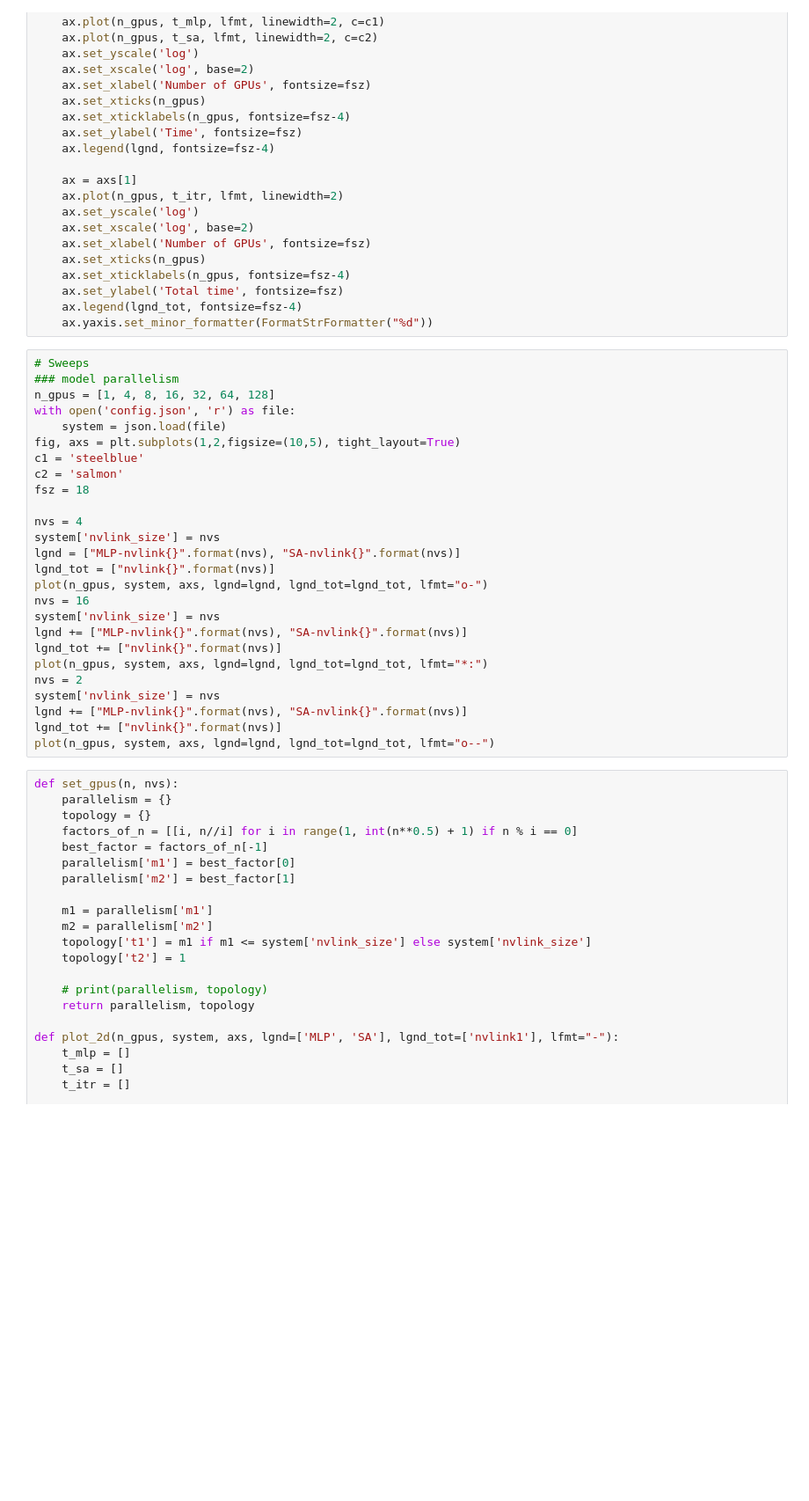
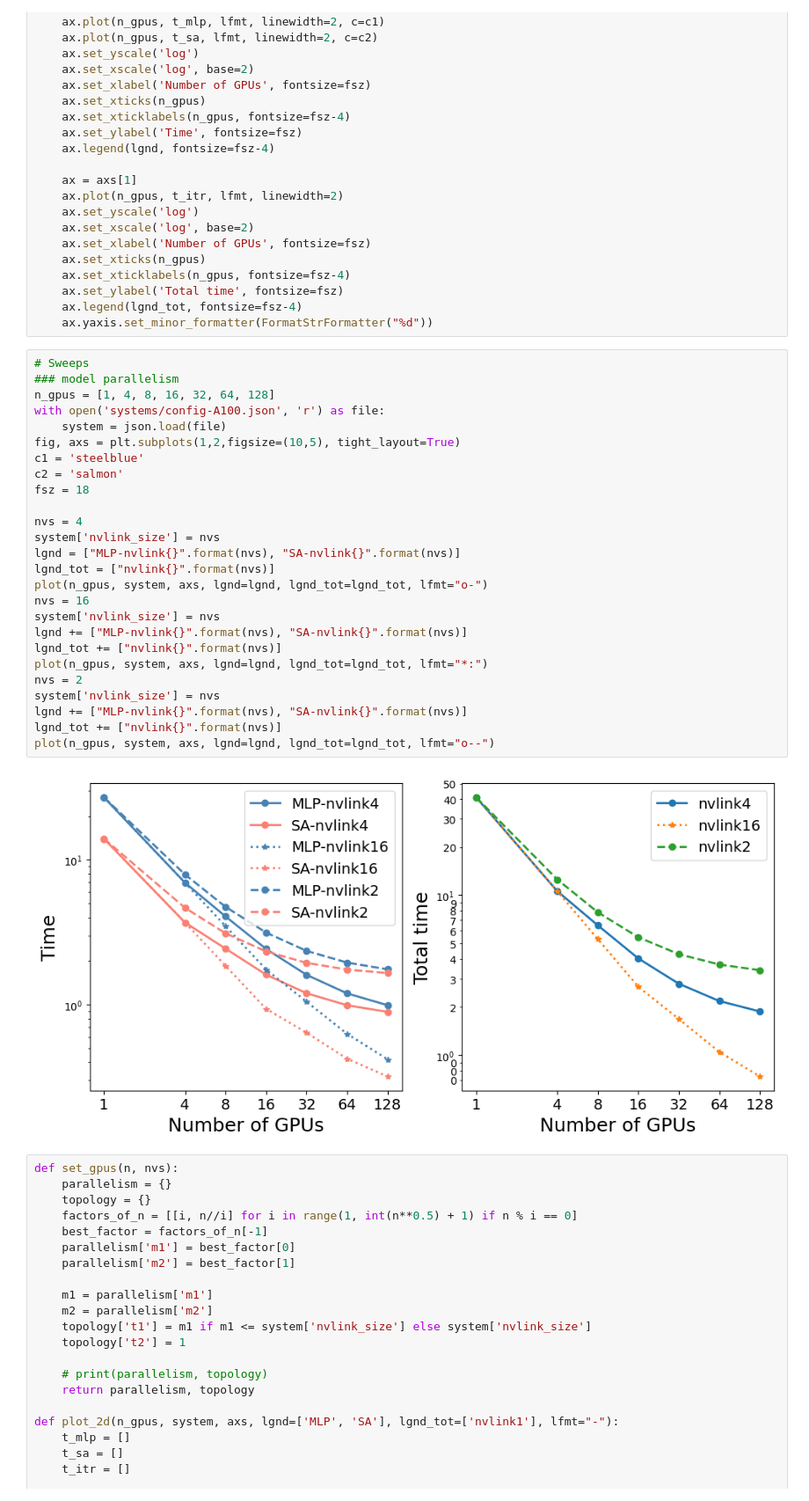
Before and after one commit to ShashankSubramanian/transformer-perf-estimates, a Jupyter notebook: transformers.ipynb, the cells around one changed output. Shown at 88% size. Drawn from its saved outputs; the diff is of its cells as text; blank space fills up the shorter version.

```diff
--- a/transformers.ipynb
+++ b/transformers.ipynb
@@ -195,29 +237,31 @@ def plot(n_gpus, system, axs, lgnd=['MLP', 'SA'], lgnd_tot=['nvlink1'], lfmt="-"
 # %%
 # Sweeps
 ### model parallelism
 n_gpus = [1, 4, 8, 16, 32, 64, 128]
-with open('config.json', 'r') as file:
+with open('systems/config-A100.json', 'r') as file:
     system = json.load(file)
 fig, axs = plt.subplots(1,2,figsize=(10,5), tight_layout=True)
 c1 = 'steelblue'
 c2 = 'salmon'
 fsz = 18
 
 nvs = 4
 system['nvlink_size'] = nvs
 lgnd = ["MLP-nvlink{}".format(nvs), "SA-nvlink{}".format(nvs)]
 lgnd_tot = ["nvlink{}".format(nvs)]
 plot(n_gpus, system, axs, lgnd=lgnd, lgnd_tot=lgnd_tot, lfmt="o-")
 nvs = 16
 system['nvlink_size'] = nvs
 lgnd += ["MLP-nvlink{}".format(nvs), "SA-nvlink{}".format(nvs)]
 lgnd_tot += ["nvlink{}".format(nvs)]
 plot(n_gpus, system, axs, lgnd=lgnd, lgnd_tot=lgnd_tot, lfmt="*:")
 nvs = 2
 system['nvlink_size'] = nvs
 lgnd += ["MLP-nvlink{}".format(nvs), "SA-nvlink{}".format(nvs)]
 lgnd_tot += ["nvlink{}".format(nvs)]
 plot(n_gpus, system, axs, lgnd=lgnd, lgnd_tot=lgnd_tot, lfmt="o--")
+# %% [output]
+[figure, added]
 # %%
 def set_gpus(n, nvs):
     parallelism = {}
```
Also changed, not shown: parts of 6 cells of this notebook, 5 other files.
